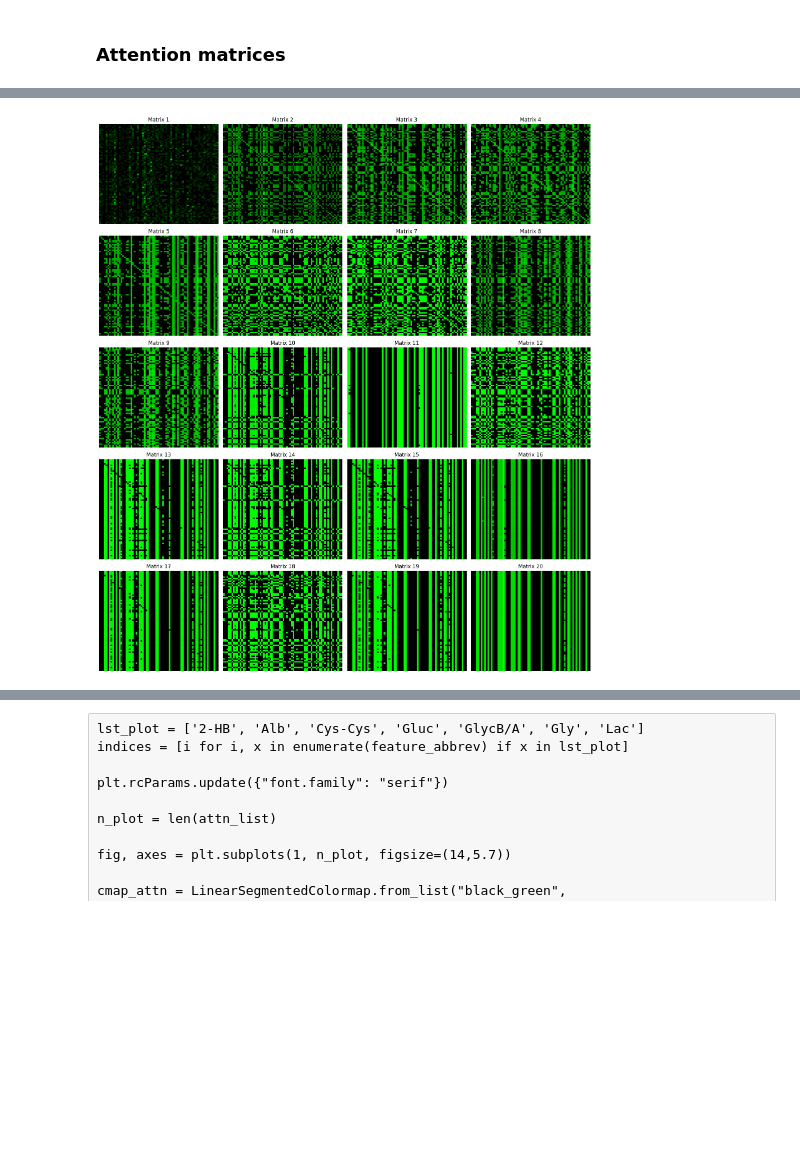
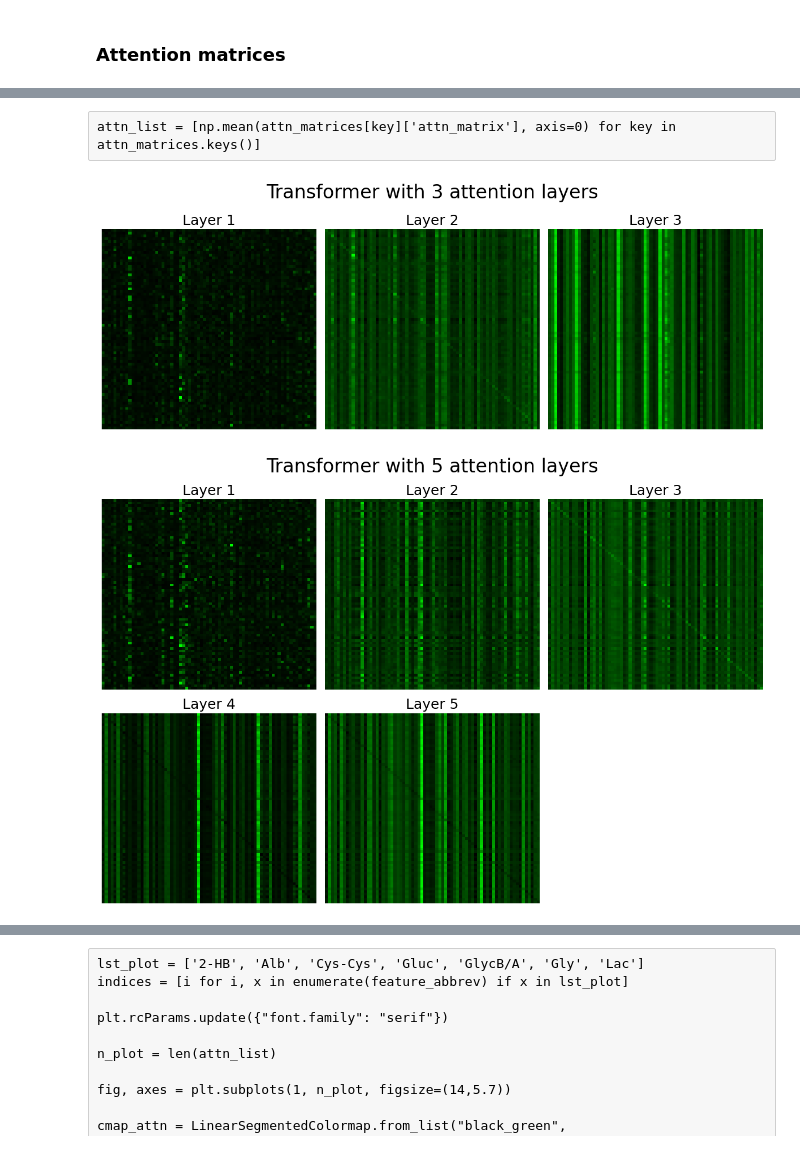
Before and after one commit to umbertoBiccari/AttentionInterpretability_dataset2, a Jupyter notebook: plot_rollout20.ipynb, the cells around one changed output, grey strips where cells are left out. Cells and saved outputs as stored; diff of their text form; code cells hidden in the pictures; blank space fills up the shorter version.

```diff
--- a/plot_rollout20.ipynb
+++ b/plot_rollout20.ipynb
@@ -58,9 +58,3 @@ feature_abbrev = ["1,5-AG", "2-AB", "2-HB", "2-OG", "3-HIB", "Acetate", "AcAc",
                   "Ser", "Succ", "Thr", "Tf", "TG", "TMAO", "Tyr", "Urate", "Urea", "Urea/Cr"]
 # %% [markdown]
 ### Attention matrices
-# %%
-N_LAYERS = 20
-with open(f"Results/rollout_local/attn_matrices{N_LAYERS}layers.pkl", "rb") as f:
-    attn_matrices = pickle.load(f)
-# %%
-attn_list = [np.mean(attn_matrices[key]['attn_matrix'], axis=0) for key in attn_matrices.keys()]
@@ -67,30 +71,57 @@ attn_list = [np.mean(attn_matrices[key]['attn_matrix'], axis=0) for key in attn_
+# %% [raw]
+attn_list = [np.mean(attn_matrices[key]['attn_matrix'], axis=0) for key in attn_matrices.keys()]
+# %%
+ROLL_LOC = Path("Results/rollout_local")
+ROLL_GLOB = Path("Results/rollout_global")
+FIG_DIR = Path("Results/attention_plots")
 # %%
-n_rows = 5
-n_cols = 4
+N_LAYERS = [3, 5, 7, 9, 11, 13, 15, 17, 20]
 
-fig, axes = plt.subplots(n_rows, n_cols, figsize=(16, 18))
-# Flatten axes so we can index with a single integer
-axes = axes.flatten()
+subplot_dict = {"3layers": [1, 3], "5layers": [2, 3], "7layers": [3, 3],
+                "9layers": [3, 3], "11layers": [3, 4], "13layers": [5, 3],
+                "15layers": [5, 3], "17layers": [6, 3], "20layers": [5, 4]}
+
+subplot_size = {"3layers": (12, 4.6), "5layers": (12, 8.2), "7layers": (12, 11.8),
+                "9layers": (12, 11.8), "11layers": (16, 11.8), "13layers": (12, 19),
+                "15layers": (12, 19),  "17layers": (12, 22.6), "20layers": (16, 19)}
 
 cmap_attn = LinearSegmentedColormap.from_list("black_green",
-                                              ["black", "#00FF00"])
+                                                  ["black", "#00FF00"])
 
-for i, attn_matrix in enumerate(attn_list):
-    matrix = attn_matrix.copy()
-    # np.fill_diagonal(matrix, 0)
-    matrix = sparsify_global_percentile(matrix, q=60, keep_diagonal=True)
+for layer in N_LAYERS:
+    with open(ROLL_LOC / f"{layer}layers/attn_matrices{layer}layers.pkl", "rb") as f:
+        attn_matrices = pickle.load(f)
 
-    axes[i].imshow(matrix, aspect='auto', cmap=cmap_attn)
-    axes[i].set_title(f"Matrix {i+1}")
-    axes[i].axis('off')
+    attn_list = [np.mean(attn_matrices[key]['attn_matrix'], axis=0)
+                 for key in attn_matrices.keys()]
 
-# Hide unused subplots if attn_list has fewer than 20 elements
-for j in range(len(attn_list), len(axes)):
-    axes[j].axis('off')
+    n_rows = subplot_dict[f"{layer}layers"][0]
+    n_cols = subplot_dict[f"{layer}layers"][1]
 
-plt.savefig(f"Results/attention_matrices_{N_LAYERS}layers.pdf", bbox_inches="tight")
+    fig, axes = plt.subplots(n_rows, n_cols, figsize=subplot_size[f"{layer}layers"])
+    axes = axes.flatten()
 
-plt.tight_layout()
-plt.show()
+    for i, attn_matrix in enumerate(attn_list):
+        matrix = attn_matrix.copy()
+        # np.fill_diagonal(matrix, 0)
+        # matrix = sparsify_global_percentile(matrix, q=60, keep_diagonal=True)
+
+        im = axes[i].imshow(matrix, aspect='auto', cmap=cmap_attn)
+        axes[i].set_title(f"Layer {i+1}", fontsize=18)
+        axes[i].axis('off')
+
+        # fig.colorbar(im, ax=axes[i])
+
+    # Hide unused subplots if attn_list has fewer than 20 elements
+    for j in range(len(attn_list), len(axes)):
+        axes[j].axis('off')
+
+    plt.suptitle(f"Transformer with {layer} attention layers", fontsize=24)
+    plt.savefig(FIG_DIR / f"{layer}layers/attn_matrices_{layer}layers.pdf",
+                bbox_inches="tight")
+
+    plt.tight_layout()
+    plt.show()
 # %% [output]
-[figure, old version]
+[figure, new version]
+[figure, added]
```
Also changed, not shown: parts of 12 cells of this notebook, 5 other files.
